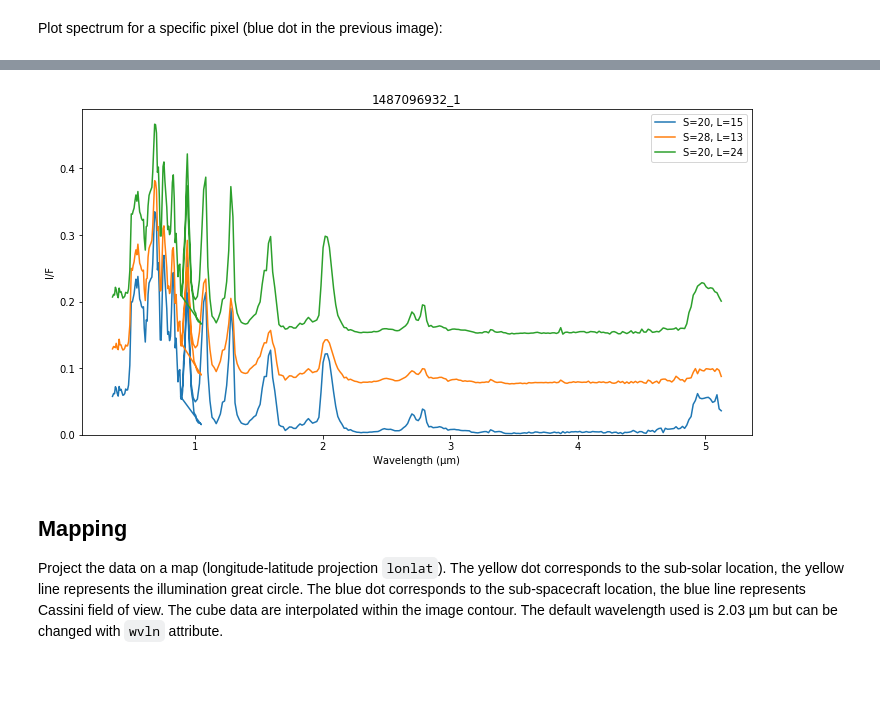
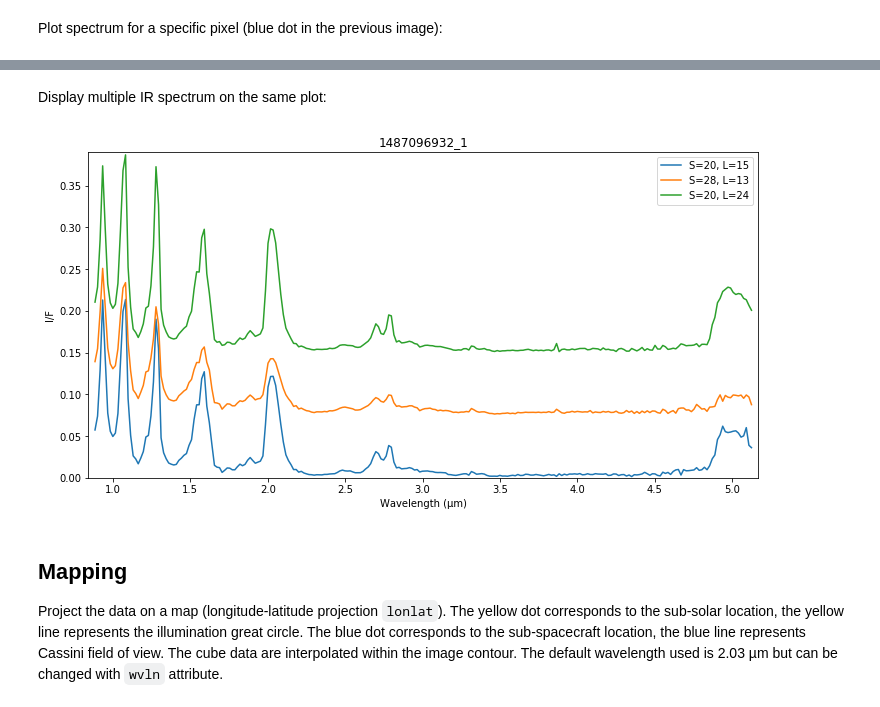
Before and after one commit to seignovert/pyvims, a Jupyter notebook: pyvims.ipynb, the cells around one changed output, grey strips where cells are left out. Cells and saved outputs as stored; diff of their text form; code cells hidden in the pictures; blank space fills up the shorter version.

Commit message:
Add multiple inputs in plot spectrum

```diff
--- a/pyvims.ipynb
+++ b/pyvims.ipynb
@@ -163,11 +163,9 @@ cube.plot_spectrum(S=20, L=15)
-# %%
-fig, ax = plt.subplots(1, 1, figsize=(12, 6))
-
-cube.plot_spectrum(S=20, L=15, ax=ax)
-cube.plot_spectrum(S=28, L=13, ax=ax, yoffset=0.075)
-cube.plot_spectrum(S=20, L=24, ax=ax, yoffset=0.15)
-# %% [output]
-[figure, removed]
+# %% [markdown]
+Display multiple IR spectrum on the same plot:
+# %%
+cube.plot_spectrum(S=[20, 28, 20], L=[15, 13, 24], yoffset=[0, .075, 0.15], vis=False)
+# %% [output]
+[figure, added]
 # %% [markdown]
 ## Mapping
 
```
Also changed, not shown: parts of 1 cell of this notebook, 1 other file.
